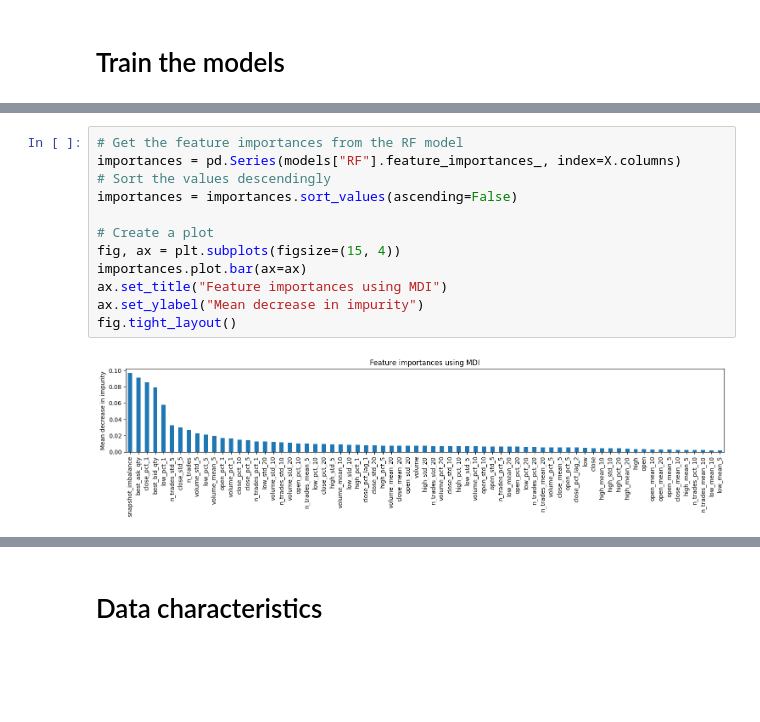
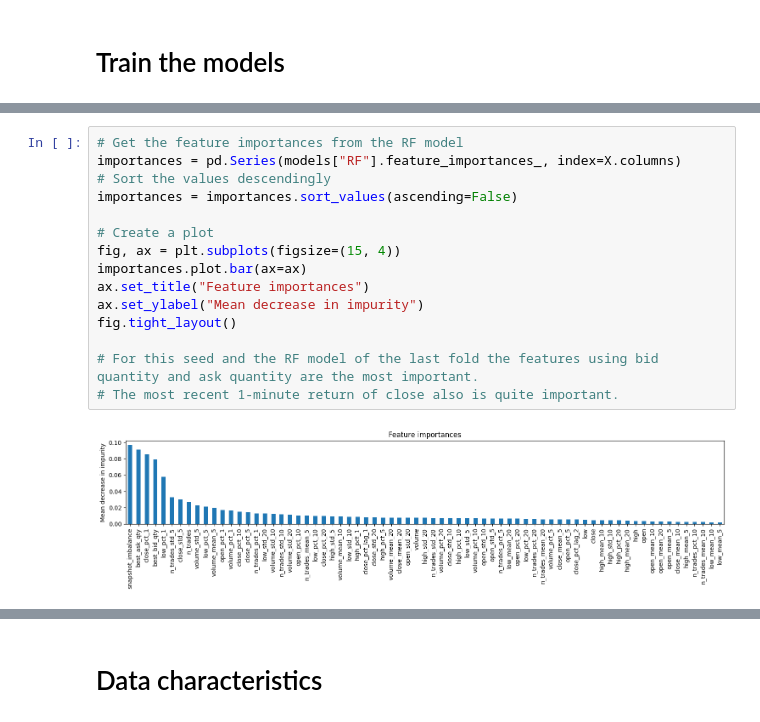
Before and after one commit to lucameriano/coding_hsg, a Jupyter notebook: prediction.ipynb, the cells around one changed output, grey strips where cells are left out. Saved outputs shown, nothing was run; the diff lists cells and outputs as text; blank space fills up the shorter version.

```diff
--- a/prediction.ipynb
+++ b/prediction.ipynb
@@ -186,16 +195,19 @@ plt.show()
 # %%
 # Get the feature importances from the RF model
 importances = pd.Series(models["RF"].feature_importances_, index=X.columns)
 # Sort the values descendingly
 importances = importances.sort_values(ascending=False)
 
 # Create a plot
 fig, ax = plt.subplots(figsize=(15, 4))
 importances.plot.bar(ax=ax)
-ax.set_title("Feature importances using MDI")
+ax.set_title("Feature importances")
 ax.set_ylabel("Mean decrease in impurity")
 fig.tight_layout()
+
+# For this seed and the RF model of the last fold the features using bid quantity and ask quantity are the most important.
+# The most recent 1-minute return of close also is quite important.
 # %% [output]
-[figure, old version]
+[figure, new version]
 # %%
 # Visualize the used data splits (folds)
```
Also changed, not shown: parts of 4 cells of this notebook, 2 other files.
